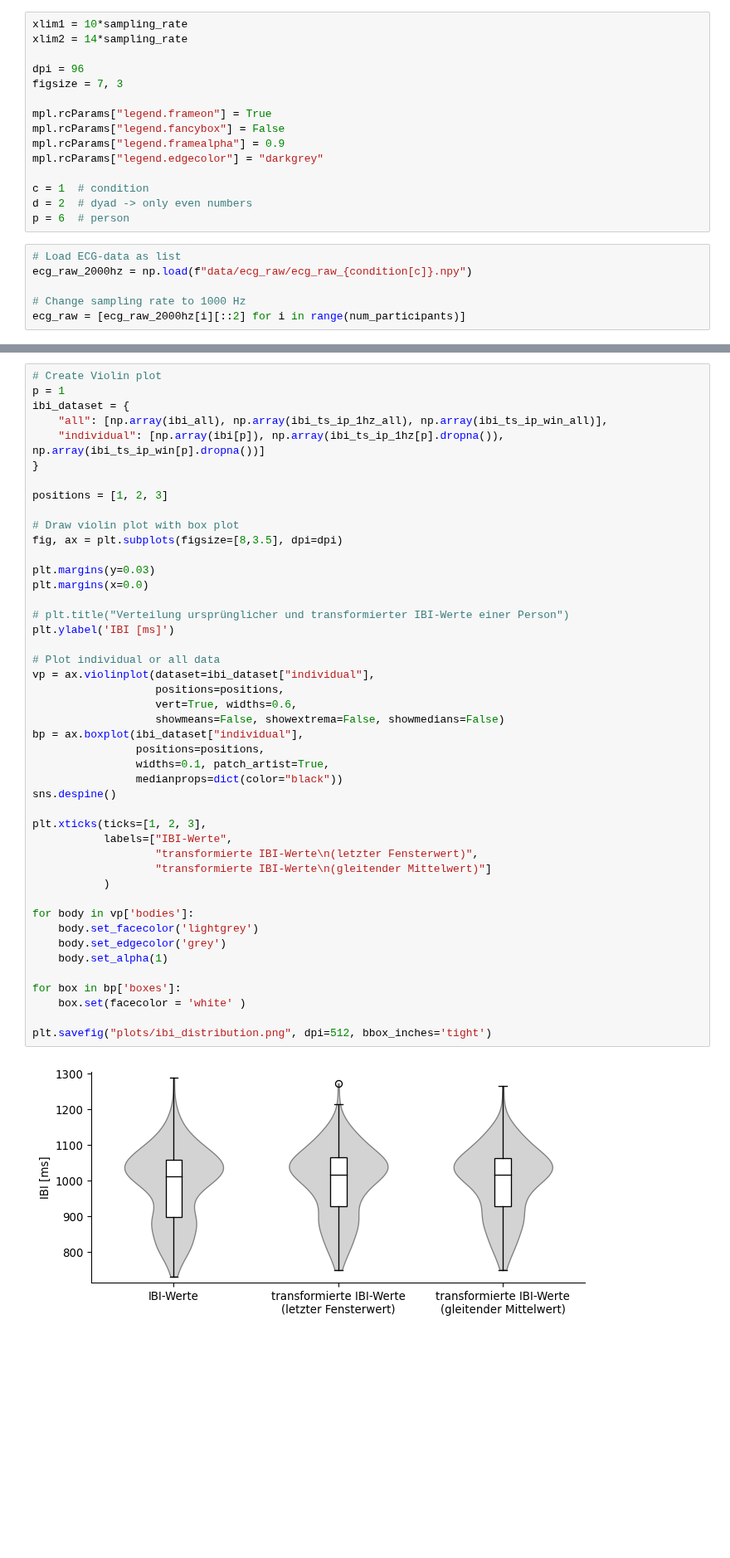
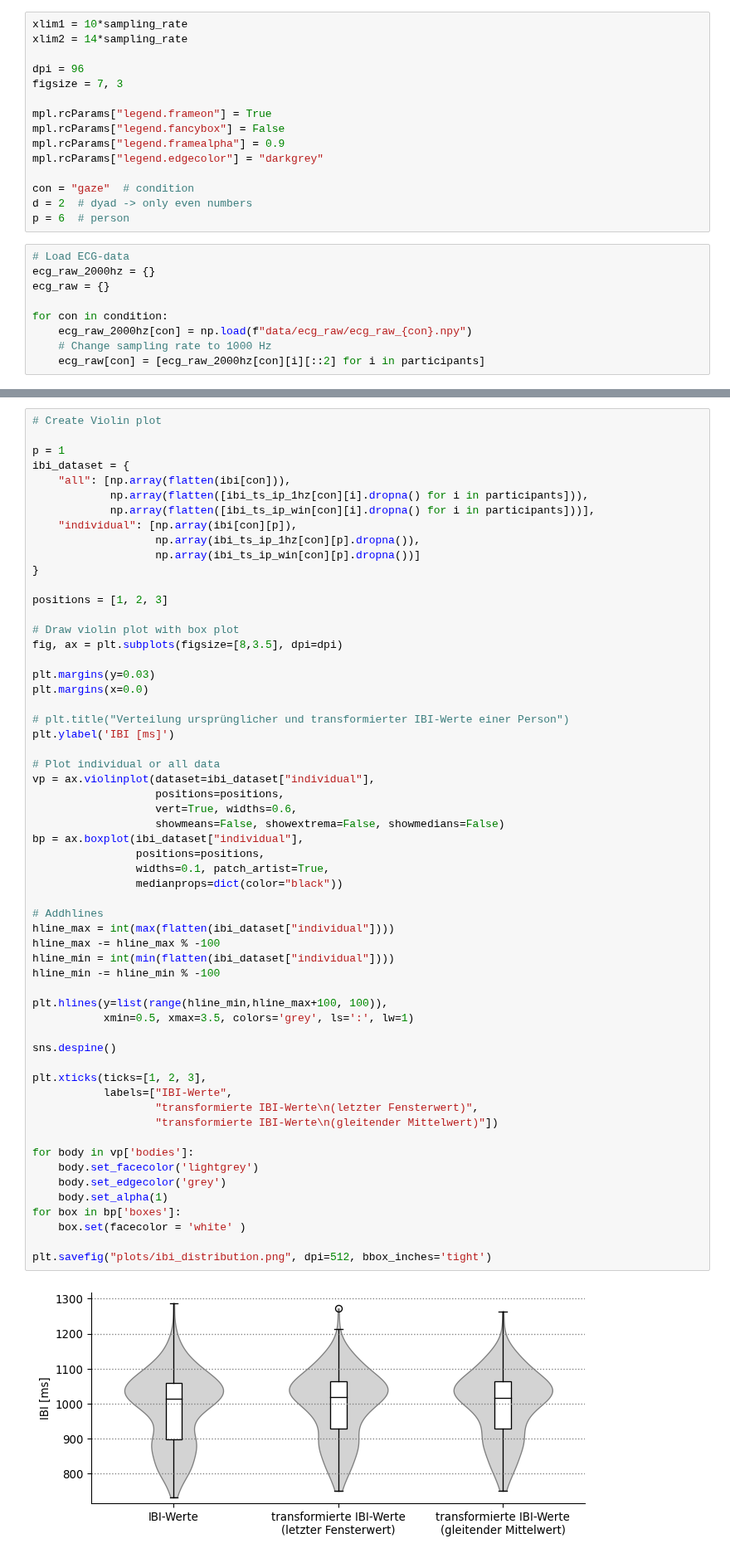
Before and after one commit to visserle/two-hearts, a Jupyter notebook: 04_more_plots.ipynb, the cells around one changed output, grey strips where cells are left out. Shown at 83% size. Saved outputs shown, nothing was run; the diff lists cells and outputs as text; blank space fills up the shorter version.

```diff
--- a/04_more_plots.ipynb
+++ b/04_more_plots.ipynb
@@ -48,14 +48,17 @@ mpl.rcParams["legend.fancybox"] = False
 mpl.rcParams["legend.framealpha"] = 0.9
 mpl.rcParams["legend.edgecolor"] = "darkgrey"
 
-c = 1  # condition
+con = "gaze"  # condition
 d = 2  # dyad -> only even numbers
 p = 6  # person
 # %%
-# Load ECG-data as list
-ecg_raw_2000hz = np.load(f"data/ecg_raw/ecg_raw_{condition[c]}.npy")
+# Load ECG-data
+ecg_raw_2000hz = {}
+ecg_raw = {}
 
-# Change sampling rate to 1000 Hz
-ecg_raw = [ecg_raw_2000hz[i][::2] for i in range(num_participants)]
+for con in condition:
+    ecg_raw_2000hz[con] = np.load(f"data/ecg_raw/ecg_raw_{con}.npy")
+    # Change sampling rate to 1000 Hz
+    ecg_raw[con] = [ecg_raw_2000hz[con][i][::2] for i in participants]
 # %%
 # Analyze raw ECG data
@@ -344,9 +335,14 @@ plt.savefig("plots/ibi_ts_dyad.png", dpi=512, bbox_inches='tight')
 # %%
 # Create Violin plot
+
 p = 1
 ibi_dataset = {
-    "all": [np.array(ibi_all), np.array(ibi_ts_ip_1hz_all), np.array(ibi_ts_ip_win_all)],
-    "individual": [np.array(ibi[p]), np.array(ibi_ts_ip_1hz[p].dropna()), np.array(ibi_ts_ip_win[p].dropna())]
+    "all": [np.array(flatten(ibi[con])),
+            np.array(flatten([ibi_ts_ip_1hz[con][i].dropna() for i in participants])),
+            np.array(flatten([ibi_ts_ip_win[con][i].dropna() for i in participants]))],
+    "individual": [np.array(ibi[con][p]),
+                   np.array(ibi_ts_ip_1hz[con][p].dropna()),
+                   np.array(ibi_ts_ip_win[con][p].dropna())]
 }
 
 positions = [1, 2, 3]
@@ -357,37 +353,45 @@ fig, ax = plt.subplots(figsize=[8,3.5], dpi=dpi)
 plt.margins(y=0.03)
 plt.margins(x=0.0)
 
 # plt.title("Verteilung ursprünglicher und transformierter IBI-Werte einer Person")
 plt.ylabel('IBI [ms]')
 
 # Plot individual or all data
 vp = ax.violinplot(dataset=ibi_dataset["individual"],
                    positions=positions,
                    vert=True, widths=0.6,
                    showmeans=False, showextrema=False, showmedians=False)
 bp = ax.boxplot(ibi_dataset["individual"],
                 positions=positions,
                 widths=0.1, patch_artist=True,
                 medianprops=dict(color="black"))
+
+# Addhlines
+hline_max = int(max(flatten(ibi_dataset["individual"])))
+hline_max -= hline_max % -100
+hline_min = int(min(flatten(ibi_dataset["individual"])))
+hline_min -= hline_min % -100
+
+plt.hlines(y=list(range(hline_min,hline_max+100, 100)),
+           xmin=0.5, xmax=3.5, colors='grey', ls=':', lw=1)
+
 sns.despine()
 
 plt.xticks(ticks=[1, 2, 3],
            labels=["IBI-Werte",
                    "transformierte IBI-Werte\n(letzter Fensterwert)",
-                   "transformierte IBI-Werte\n(gleitender Mittelwert)"]
-           )
+                   "transformierte IBI-Werte\n(gleitender Mittelwert)"])
 
 for body in vp['bodies']:
     body.set_facecolor('lightgrey')
     body.set_edgecolor('grey')
     body.set_alpha(1)
-
 for box in bp['boxes']:
     box.set(facecolor = 'white' )
 
 plt.savefig("plots/ibi_distribution.png", dpi=512, bbox_inches='tight')
 # %% [output]
-[figure, old version]
+[figure, new version]
 # %%
 # Plot linear interpolated IBIs
 p = 4
```
Also changed, not shown: parts of 11 cells of this notebook.
